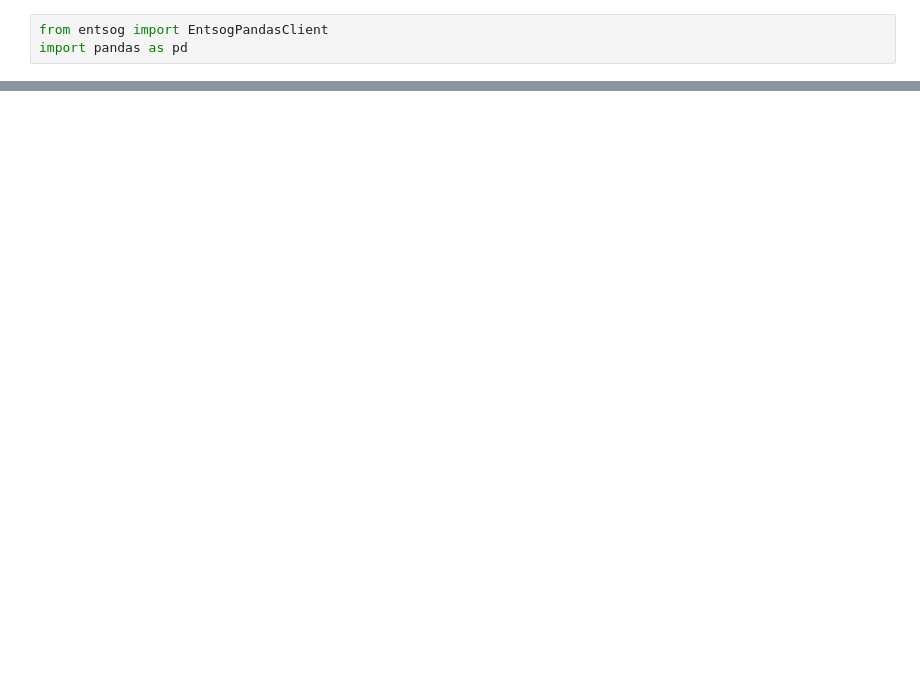
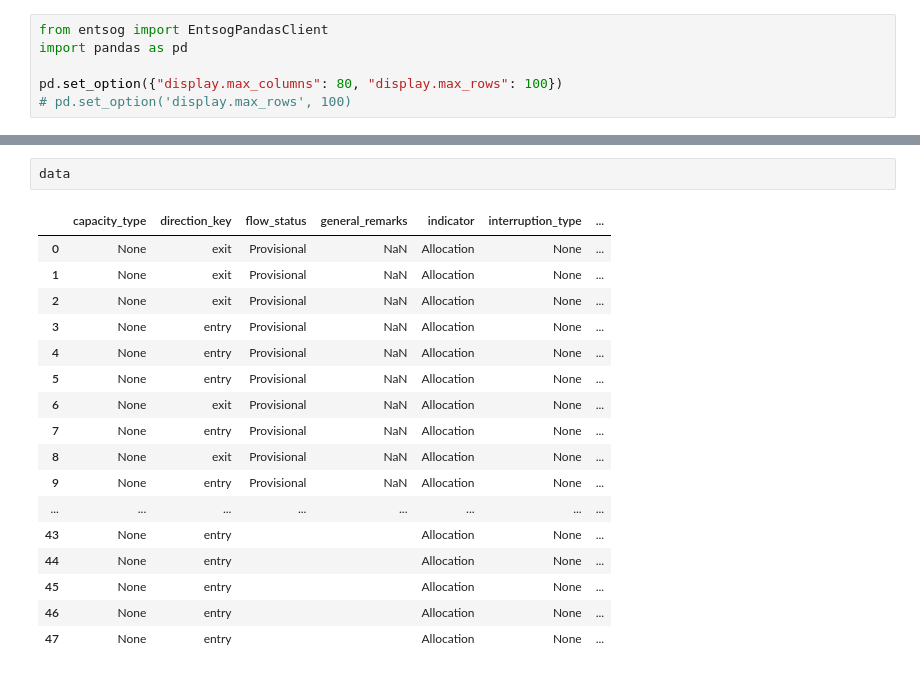
Before and after one commit to pVachev/GasOptimization, a Jupyter notebook: testing_api.ipynb, the cells around one changed output, grey strips where cells are left out. Saved outputs shown, nothing was run; the diff lists cells and outputs as text; blank space fills up the shorter version.

Commit message:
fetched consump data & start on temp

```diff
--- a/testing_api.ipynb
+++ b/testing_api.ipynb
@@ -8,3 +8,6 @@ print(sys.version)
 # %%
 from entsog import EntsogPandasClient
 import pandas as pd
+
+pd.set_option({"display.max_columns": 80, "display.max_rows": 100})
+# pd.set_option('display.max_rows', 100)
@@ -81,0 +85,20 @@ HTTPError: 404 Client Error: Not Found for url: https://transparency.entsog.eu/a
+# %%
+data
+# %% [output]
+|  | capacity_type | direction_key | flow_status | general_remarks | indicator | interruption_type | ... |
+| 0 | None | exit | Provisional | NaN | Allocation | None | ... |
+| 1 | None | exit | Provisional | NaN | Allocation | None | ... |
+| 2 | None | exit | Provisional | NaN | Allocation | None | ... |
+| 3 | None | entry | Provisional | NaN | Allocation | None | ... |
+| 4 | None | entry | Provisional | NaN | Allocation | None | ... |
+| 5 | None | entry | Provisional | NaN | Allocation | None | ... |
+| 6 | None | exit | Provisional | NaN | Allocation | None | ... |
+| 7 | None | entry | Provisional | NaN | Allocation | None | ... |
+| 8 | None | exit | Provisional | NaN | Allocation | None | ... |
+| 9 | None | entry | Provisional | NaN | Allocation | None | ... |
+| ... | ... | ... | ... | ... | ... | ... | ... |
+| 43 | None | entry |  |  | Allocation | None | ... |
+| 44 | None | entry |  |  | Allocation | None | ... |
+| 45 | None | entry |  |  | Allocation | None | ... |
+| 46 | None | entry |  |  | Allocation | None | ... |
+| 47 | None | entry |  |  | Allocation | None | ... |
```
Also changed, not shown: parts of 7 cells of this notebook, 1 other file.
